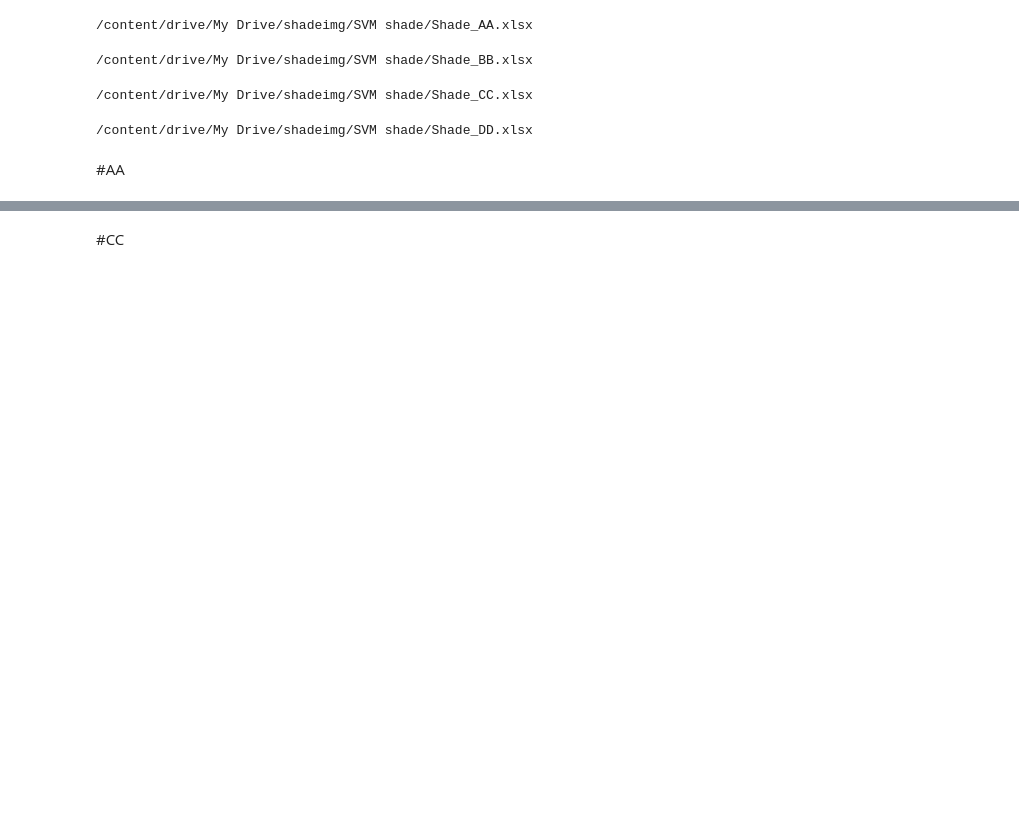
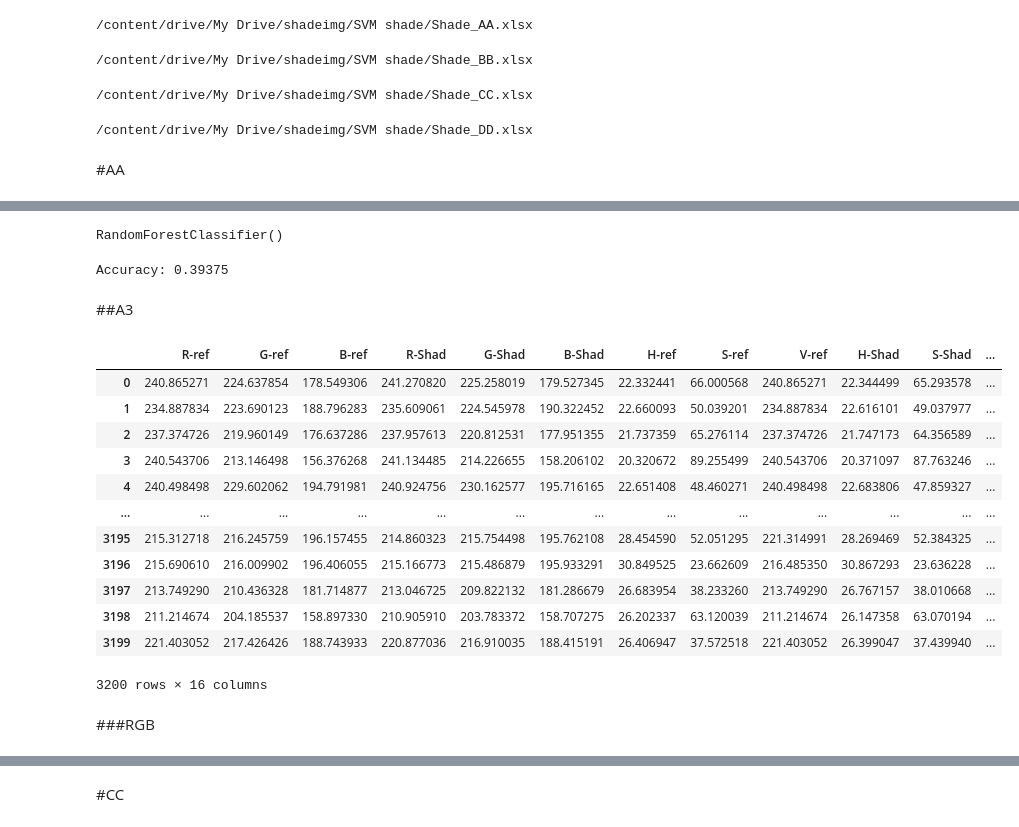
Before and after one commit to Kggzzz/Project_2021_matchingcolor, a Jupyter notebook: RDF.ipynb, the cells around one changed output, grey strips where cells are left out. Saved outputs shown, nothing was run; the diff lists cells and outputs as text; code cells hidden in the pictures; blank space fills up the shorter version.

```diff
--- a/RDF.ipynb
+++ b/RDF.ipynb
@@ -56,0 +175,4 @@ from sklearn.ensemble import RandomForestClassifier
+# %%
+clf.fit(X_train_A2_HSV, y_train_A2_HSV)
+# %% [output]
+RandomForestClassifier()
@@ -56,0 +181,25 @@ from sklearn.ensemble import RandomForestClassifier
+# %%
+print("Accuracy:", metrics.accuracy_score(y_test_A2_HSV, y_pred_A2_HSV))
+# %% [output]
+Accuracy: 0.39375
+# %% [markdown]
+##A3
+# %%
+table_A3= pd.read_excel(AA, sheet_name='A3')
+table_A3
+# %% [output]
+|  | R-ref | G-ref | B-ref | R-Shad | G-Shad | B-Shad | H-ref | S-ref | V-ref | H-Shad | S-Shad | ... |
+| 0 | 240.865271 | 224.637854 | 178.549306 | 241.270820 | 225.258019 | 179.527345 | 22.332441 | 66.000568 | 240.865271 | 22.344499 | 65.293578 | ... |
+| 1 | 234.887834 | 223.690123 | 188.796283 | 235.609061 | 224.545978 | 190.322452 | 22.660093 | 50.039201 | 234.887834 | 22.616101 | 49.037977 | ... |
+| 2 | 237.374726 | 219.960149 | 176.637286 | 237.957613 | 220.812531 | 177.951355 | 21.737359 | 65.276114 | 237.374726 | 21.747173 | 64.356589 | ... |
+| 3 | 240.543706 | 213.146498 | 156.376268 | 241.134485 | 214.226655 | 158.206102 | 20.320672 | 89.255499 | 240.543706 | 20.371097 | 87.763246 | ... |
+| 4 | 240.498498 | 229.602062 | 194.791981 | 240.924756 | 230.162577 | 195.716165 | 22.651408 | 48.460271 | 240.498498 | 22.683806 | 47.859327 | ... |
+| ... | ... | ... | ... | ... | ... | ... | ... | ... | ... | ... | ... | ... |
+| 3195 | 215.312718 | 216.245759 | 196.157455 | 214.860323 | 215.754498 | 195.762108 | 28.454590 | 52.051295 | 221.314991 | 28.269469 | 52.384325 | ... |
+| 3196 | 215.690610 | 216.009902 | 196.406055 | 215.166773 | 215.486879 | 195.933291 | 30.849525 | 23.662609 | 216.485350 | 30.867293 | 23.636228 | ... |
+| 3197 | 213.749290 | 210.436328 | 181.714877 | 213.046725 | 209.822132 | 181.286679 | 26.683954 | 38.233260 | 213.749290 | 26.767157 | 38.010668 | ... |
+| 3198 | 211.214674 | 204.185537 | 158.897330 | 210.905910 | 203.783372 | 158.707275 | 26.202337 | 63.120039 | 211.214674 | 26.147358 | 63.070194 | ... |
+| 3199 | 221.403052 | 217.426426 | 188.743933 | 220.877036 | 216.910035 | 188.415191 | 26.406947 | 37.572518 | 221.403052 | 26.399047 | 37.439940 | ... |
+3200 rows × 16 columns
+# %% [markdown]
+###RGB
```
Also changed, not shown: parts of 318 cells of this notebook.
